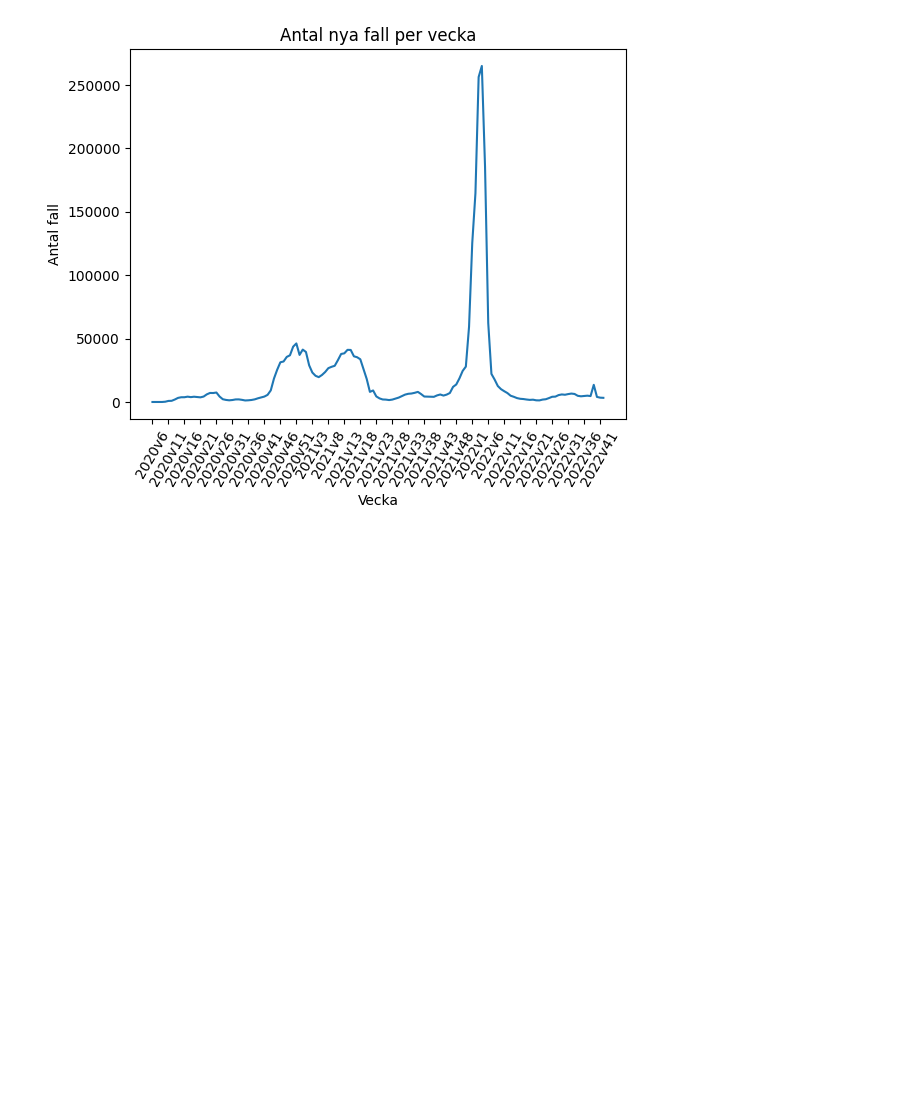
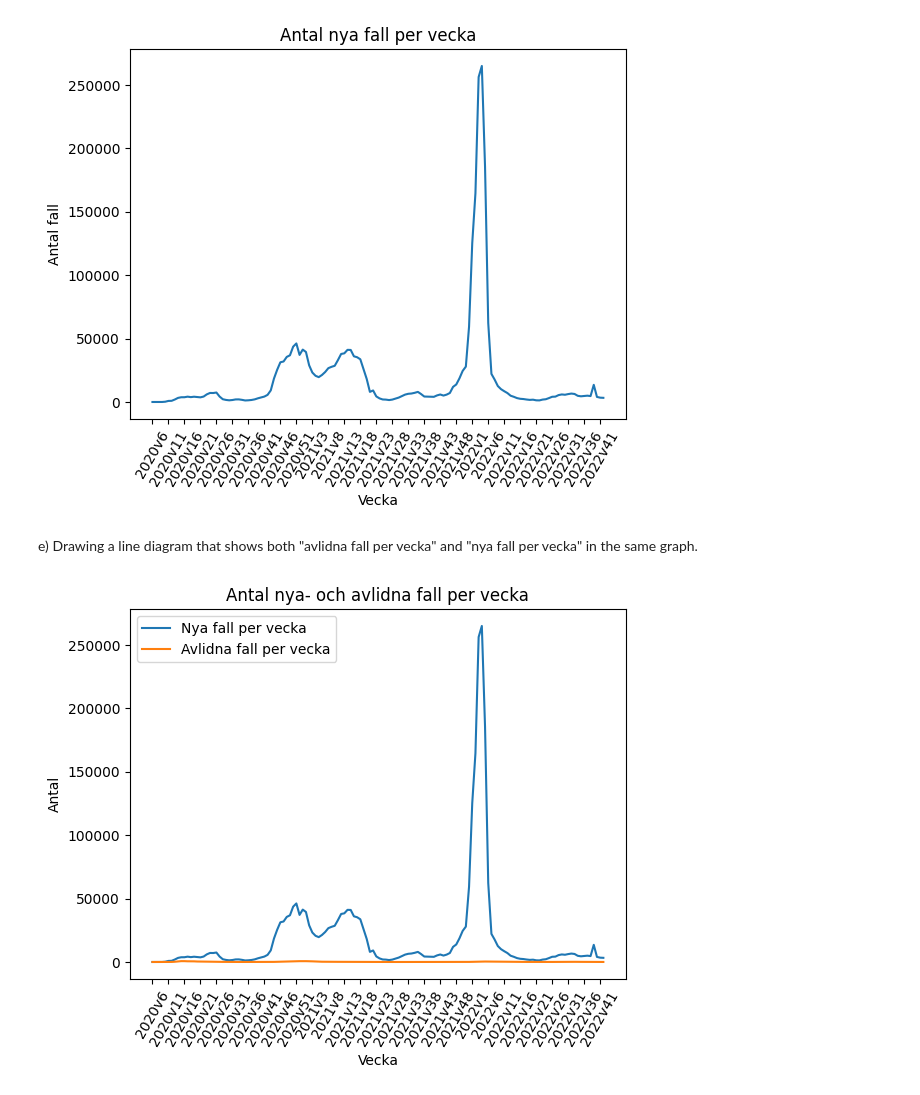
Before and after one commit to Zeepat/Dataprocessing-Asajad-Hussein, a Jupyter notebook: Lab/Lab.ipynb, the cells around one changed output. Drawn from its saved outputs; the diff is of its cells as text; code cells hidden in the pictures; blank space fills up the shorter version.

Commit message:
Updated Lab.ipynb
Plotted both of the two previous graphs into one.

```diff
--- a/Lab/Lab.ipynb
+++ b/Lab/Lab.ipynb
@@ -139,3 +139,24 @@ antal_fall_vecka_plotly.update_yaxes(title_text="Antal fall")
 antal_fall_vecka_plotly.show()
 # %% [output]
 [figure]
+# %% [markdown]
+e) Drawing a line diagram that shows both "avlidna fall per vecka" and "nya fall per vecka" in the same graph.
+# %%
+# plot using seaborn
+fall_avlidna_seaborn = sns.lineplot(data=fall_avlidna_per_vecka, x=fall_avlidna_per_vecka.index, y="Antal_fall_vecka", label="Nya fall per vecka")
+fall_avlidna_seaborn = sns.lineplot(data=fall_avlidna_per_vecka, x=fall_avlidna_per_vecka.index, y="Antal_avlidna_vecka", label="Avlidna fall per vecka")
+fall_avlidna_seaborn.set_xticks(fall_avlidna_per_vecka.index[::5])
+fall_avlidna_seaborn.set_xticklabels(fall_avlidna_per_vecka.index[::5], rotation=60)
+fall_avlidna_seaborn.set_xlabel("Vecka")
+fall_avlidna_seaborn.set_ylabel("Antal")
+fall_avlidna_seaborn.set_title("Antal nya- och avlidna fall per vecka")
+fall_avlidna_seaborn.legend()
+
+# plot using plotly express
+fall_avlidna_plotly = px.line(fall_avlidna_per_vecka, x=fall_avlidna_per_vecka.index, y=["Antal_fall_vecka", "Antal_avlidna_vecka"], title="Antal nya- och avlidna fall per vecka", labels={"value": "Antal", "variable": ""})
+fall_avlidna_plotly.update_xaxes(title_text="Vecka", tickvals=fall_avlidna_per_vecka.index[::5], tickangle=300)
+fall_avlidna_plotly.update_yaxes(title_text="Antal")
+fall_avlidna_plotly.for_each_trace(lambda trace: trace.update(name=trace.name.replace("Antal_fall_vecka", "Antal fall per vecka").replace("Antal_avlidna_vecka", "Antal avlidna per vecka")))
+fall_avlidna_plotly.show()
+# %% [output]
+[figure, added]
```
